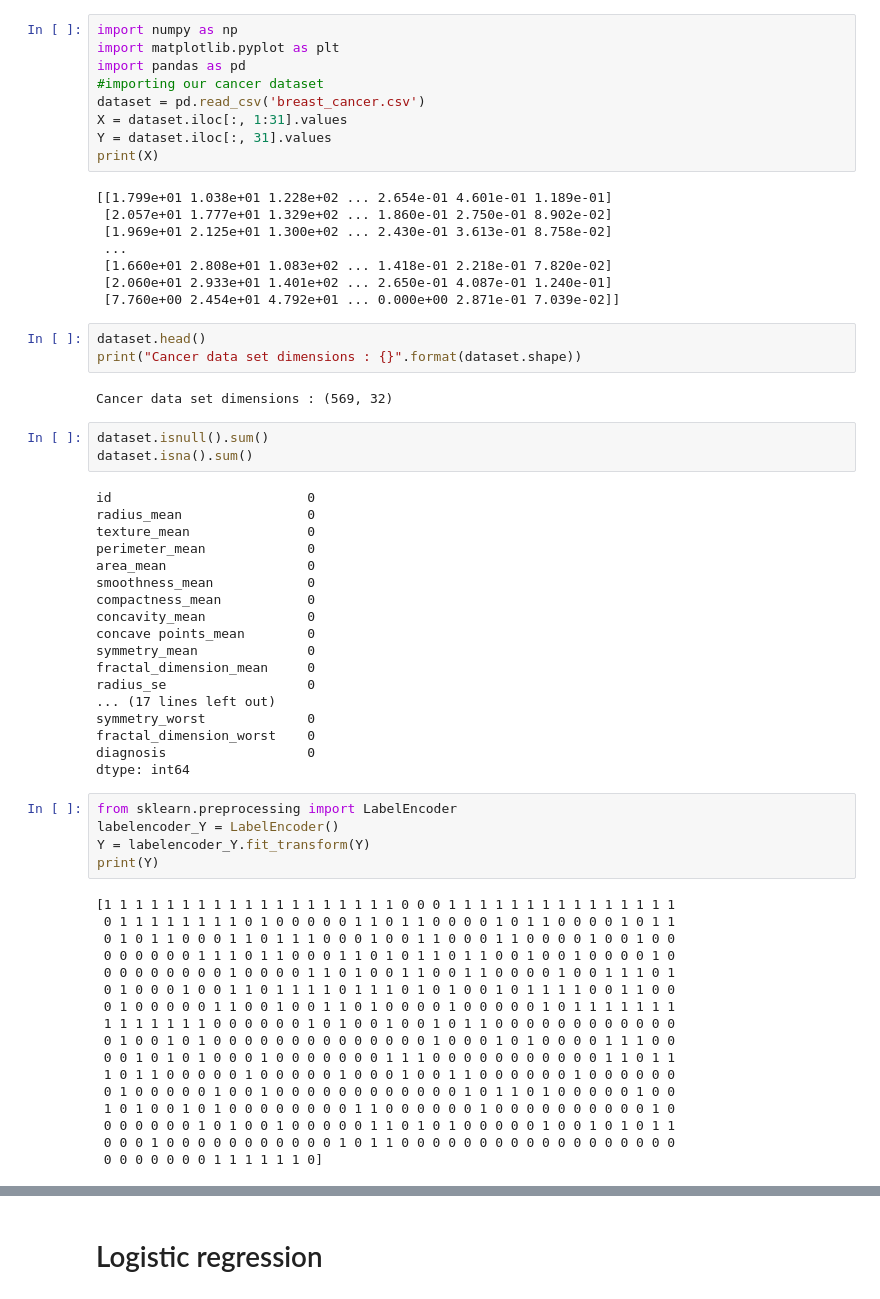
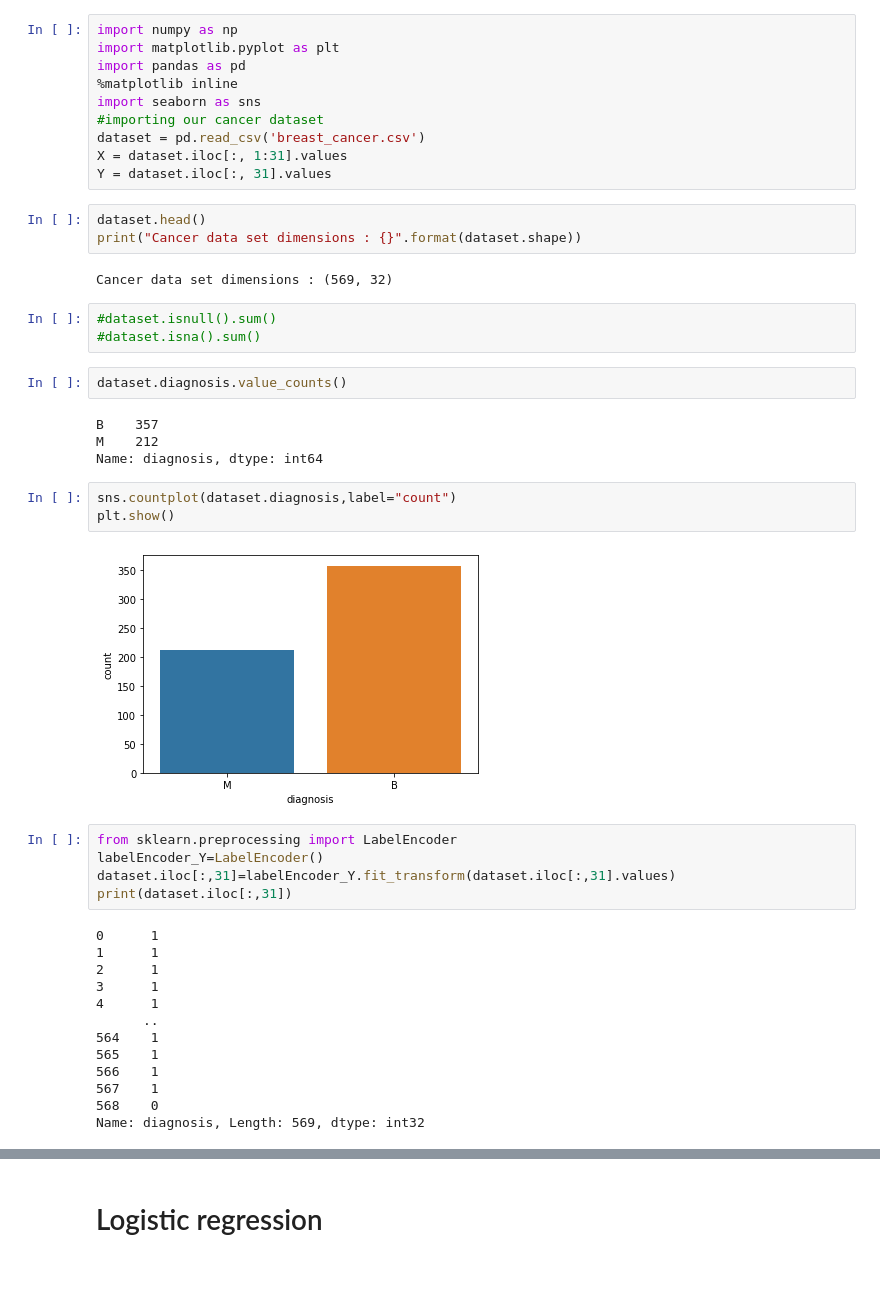
Before and after one commit to Rp-Shamita/Breast-Cancer-Detection-Model, a Jupyter notebook: ML_Project.ipynb, the cells around one changed output, grey strips where cells are left out. Saved outputs shown, nothing was run; the diff lists cells and outputs as text; blank space fills up the shorter version.

Commit message:
data visualization done

```diff
--- a/ML_Project.ipynb
+++ b/ML_Project.ipynb
@@ -2,64 +2,46 @@
 import numpy as np
 import matplotlib.pyplot as plt
 import pandas as pd
+%matplotlib inline
+import seaborn as sns
 #importing our cancer dataset
 dataset = pd.read_csv('breast_cancer.csv')
 X = dataset.iloc[:, 1:31].values
 Y = dataset.iloc[:, 31].values
-print(X)
-# %% [output]
-[[1.799e+01 1.038e+01 1.228e+02 ... 2.654e-01 4.601e-01 1.189e-01]
- [2.057e+01 1.777e+01 1.329e+02 ... 1.860e-01 2.750e-01 8.902e-02]
- [1.969e+01 2.125e+01 1.300e+02 ... 2.430e-01 3.613e-01 8.758e-02]
- ...
- [1.660e+01 2.808e+01 1.083e+02 ... 1.418e-01 2.218e-01 7.820e-02]
- [2.060e+01 2.933e+01 1.401e+02 ... 2.650e-01 4.087e-01 1.240e-01]
- [7.760e+00 2.454e+01 4.792e+01 ... 0.000e+00 2.871e-01 7.039e-02]]
 # %%
 dataset.head()
 print("Cancer data set dimensions : {}".format(dataset.shape))
 # %% [output]
 Cancer data set dimensions : (569, 32)
 # %%
-dataset.isnull().sum()
-dataset.isna().sum()
+#dataset.isnull().sum()
+#dataset.isna().sum()
-# %% [output]
-id                         0
-radius_mean                0
-texture_mean               0
-perimeter_mean             0
-area_mean                  0
-smoothness_mean            0
-compactness_mean           0
-concavity_mean             0
-concave points_mean        0
-symmetry_mean              0
-fractal_dimension_mean     0
-radius_se                  0
-... (17 lines left out)
-symmetry_worst             0
-fractal_dimension_worst    0
-diagnosis                  0
-dtype: int64
+# %%
+dataset.diagnosis.value_counts()
+# %% [output]
+B    357
+M    212
+Name: diagnosis, dtype: int64
+# %%
+sns.countplot(dataset.diagnosis,label="count")
+plt.show()
+# %% [output]
+[figure, added]
 # %%
 from sklearn.preprocessing import LabelEncoder
-labelencoder_Y = LabelEncoder()
-Y = labelencoder_Y.fit_transform(Y)
-print(Y)
+labelEncoder_Y=LabelEncoder()
+dataset.iloc[:,31]=labelEncoder_Y.fit_transform(dataset.iloc[:,31].values)
+print(dataset.iloc[:,31])
 # %% [output]
-[1 1 1 1 1 1 1 1 1 1 1 1 1 1 1 1 1 1 1 0 0 0 1 1 1 1 1 1 1 1 1 1 1 1 1 1 1
- 0 1 1 1 1 1 1 1 1 0 1 0 0 0 0 0 1 1 0 1 1 0 0 0 0 1 0 1 1 0 0 0 0 1 0 1 1
- 0 1 0 1 1 0 0 0 1 1 0 1 1 1 0 0 0 1 0 0 1 1 0 0 0 1 1 0 0 0 0 1 0 0 1 0 0
- 0 0 0 0 0 0 1 1 1 0 1 1 0 0 0 1 1 0 1 0 1 1 0 1 1 0 0 1 0 0 1 0 0 0 0 1 0
- 0 0 0 0 0 0 0 0 1 0 0 0 0 1 1 0 1 0 0 1 1 0 0 1 1 0 0 0 0 1 0 0 1 1 1 0 1
- 0 1 0 0 0 1 0 0 1 1 0 1 1 1 1 0 1 1 1 0 1 0 1 0 0 1 0 1 1 1 1 0 0 1 1 0 0
- 0 1 0 0 0 0 0 1 1 0 0 1 0 0 1 1 0 1 0 0 0 0 1 0 0 0 0 0 1 0 1 1 1 1 1 1 1
- 1 1 1 1 1 1 1 0 0 0 0 0 0 1 0 1 0 0 1 0 0 1 0 1 1 0 0 0 0 0 0 0 0 0 0 0 0
- 0 1 0 0 1 0 1 0 0 0 0 0 0 0 0 0 0 0 0 0 0 1 0 0 0 1 0 1 0 0 0 0 1 1 1 0 0
- 0 0 1 0 1 0 1 0 0 0 1 0 0 0 0 0 0 0 1 1 1 0 0 0 0 0 0 0 0 0 0 0 1 1 0 1 1
- 1 0 1 1 0 0 0 0 0 1 0 0 0 0 0 1 0 0 0 1 0 0 1 1 0 0 0 0 0 0 1 0 0 0 0 0 0
- 0 1 0 0 0 0 0 1 0 0 1 0 0 0 0 0 0 0 0 0 0 0 0 1 0 1 1 0 1 0 0 0 0 0 1 0 0
- 1 0 1 0 0 1 0 1 0 0 0 0 0 0 0 0 1 1 0 0 0 0 0 0 1 0 0 0 0 0 0 0 0 0 0 1 0
- 0 0 0 0 0 0 1 0 1 0 0 1 0 0 0 0 0 1 1 0 1 0 1 0 0 0 0 0 1 0 0 1 0 1 0 1 1
- 0 0 0 1 0 0 0 0 0 0 0 0 0 0 0 1 0 1 1 0 0 0 0 0 0 0 0 0 0 0 0 0 0 0 0 0 0
- 0 0 0 0 0 0 0 1 1 1 1 1 1 0]
+0      1
+1      1
+2      1
+3      1
+4      1
+      ..
+564    1
+565    1
+566    1
+567    1
+568    0
+Name: diagnosis, Length: 569, dtype: int32
```
Also changed, not shown: parts of 13 cells of this notebook, 1 other file.
